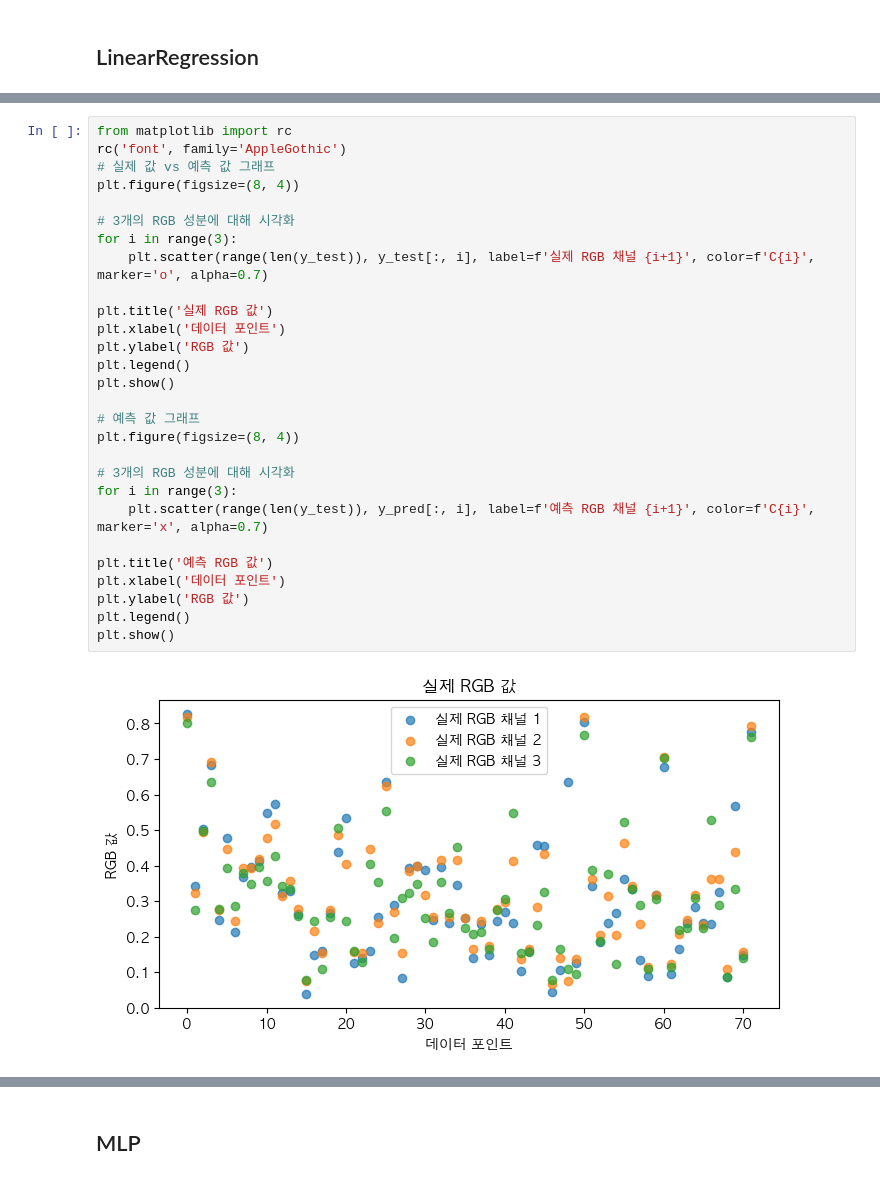
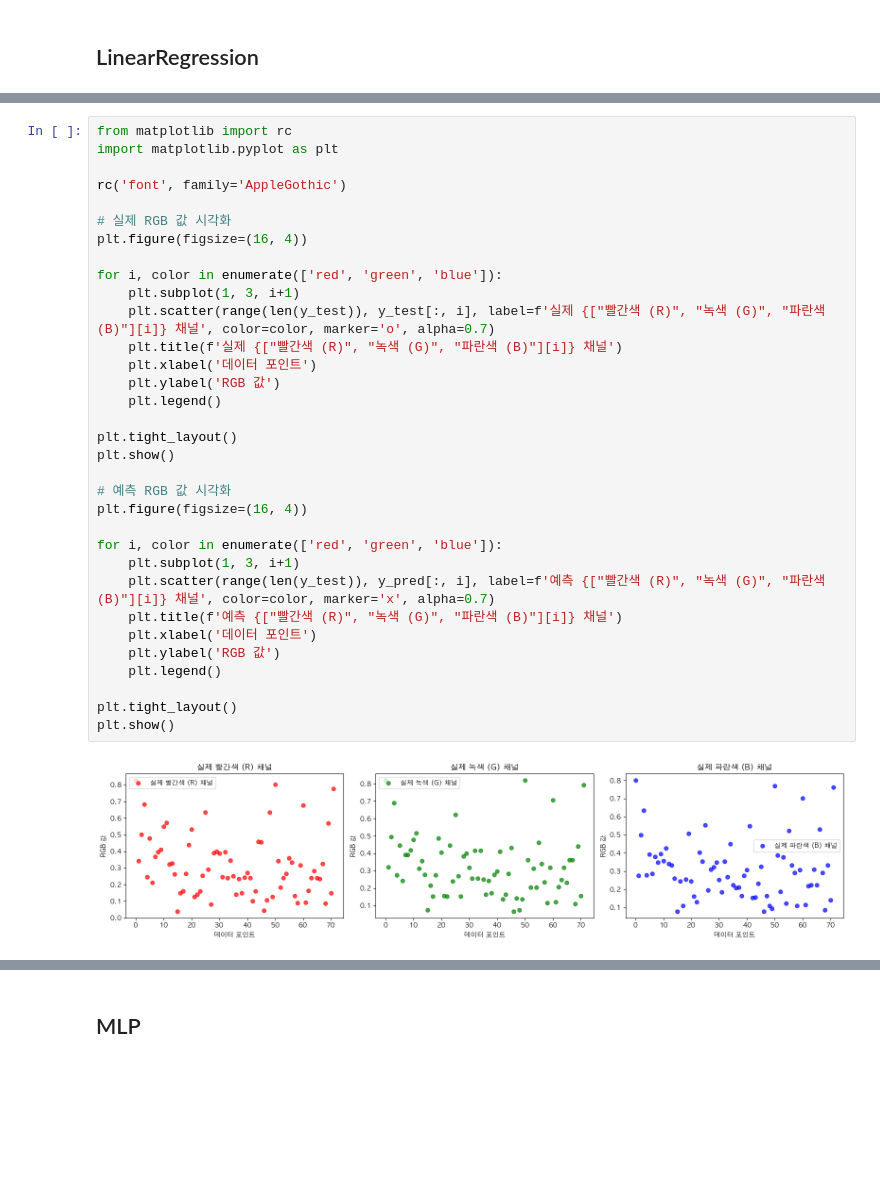
Before and after one commit to dessertgomjelly/Trend-Driven-Color-Matching-Project, a Jupyter notebook: 3.색상조합학습.ipynb, the cells around one changed output, grey strips where cells are left out. Drawn from its saved outputs; the diff is of its cells as text; blank space fills up the shorter version.

```diff
--- a/3.색상조합학습.ipynb
+++ b/3.색상조합학습.ipynb
@@ -153,30 +198,35 @@ plt.show()
 # %%
 from matplotlib import rc
+import matplotlib.pyplot as plt
+
 rc('font', family='AppleGothic')
-# 실제 값 vs 예측 값 그래프
-plt.figure(figsize=(8, 4))
 
-# 3개의 RGB 성분에 대해 시각화
-for i in range(3):
-    plt.scatter(range(len(y_test)), y_test[:, i], label=f'실제 RGB 채널 {i+1}', color=f'C{i}', marker='o', alpha=0.7)
+# 실제 RGB 값 시각화
+plt.figure(figsize=(16, 4))
 
-plt.title('실제 RGB 값')
-plt.xlabel('데이터 포인트')
-plt.ylabel('RGB 값')
-plt.legend()
+for i, color in enumerate(['red', 'green', 'blue']):
+    plt.subplot(1, 3, i+1)
+    plt.scatter(range(len(y_test)), y_test[:, i], label=f'실제 {["빨간색 (R)", "녹색 (G)", "파란색 (B)"][i]} 채널', color=color, marker='o', alpha=0.7)
+    plt.title(f'실제 {["빨간색 (R)", "녹색 (G)", "파란색 (B)"][i]} 채널')
+    plt.xlabel('데이터 포인트')
+    plt.ylabel('RGB 값')
+    plt.legend()
+
+plt.tight_layout()
 plt.show()
 
-# 예측 값 그래프
-plt.figure(figsize=(8, 4))
+# 예측 RGB 값 시각화
+plt.figure(figsize=(16, 4))
 
-# 3개의 RGB 성분에 대해 시각화
-for i in range(3):
-    plt.scatter(range(len(y_test)), y_pred[:, i], label=f'예측 RGB 채널 {i+1}', color=f'C{i}', marker='x', alpha=0.7)
+for i, color in enumerate(['red', 'green', 'blue']):
+    plt.subplot(1, 3, i+1)
+    plt.scatter(range(len(y_test)), y_pred[:, i], label=f'예측 {["빨간색 (R)", "녹색 (G)", "파란색 (B)"][i]} 채널', color=color, marker='x', alpha=0.7)
+    plt.title(f'예측 {["빨간색 (R)", "녹색 (G)", "파란색 (B)"][i]} 채널')
+    plt.xlabel('데이터 포인트')
+    plt.ylabel('RGB 값')
+    plt.legend()
 
-plt.title('예측 RGB 값')
-plt.xlabel('데이터 포인트')
-plt.ylabel('RGB 값')
-plt.legend()
+plt.tight_layout()
 plt.show()
 # %% [output]
-[figure, old version]
+[figure, new version]
```
Also changed, not shown: parts of 12 cells of this notebook.
